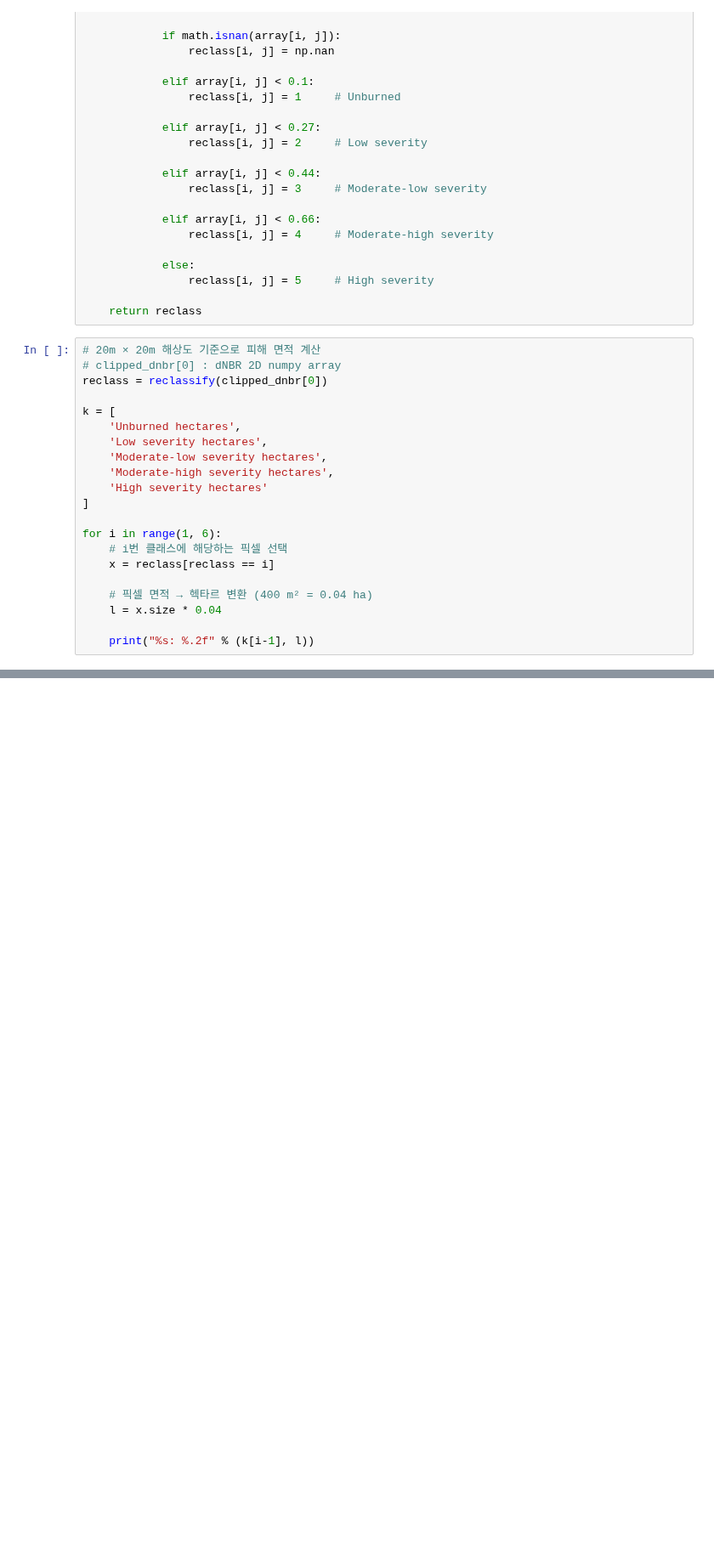
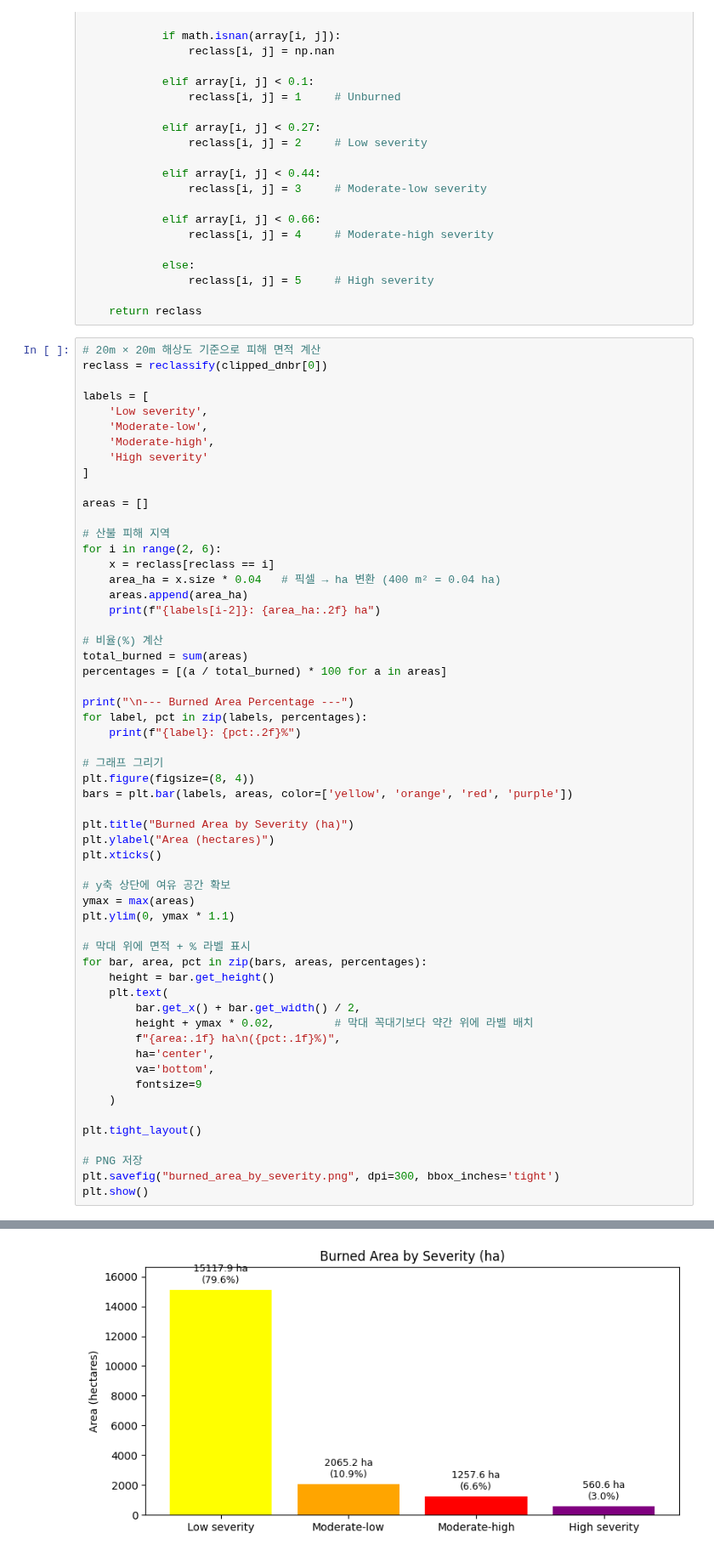
Before and after one commit to osgeokr/mmarn-data-capacity-2025, a Jupyter notebook: Sentinel-2_기반_산불_피해_분석.ipynb, the cells around one changed output, grey strips where cells are left out. Shown at 85% size. Saved outputs shown, nothing was run; the diff lists cells and outputs as text; blank space fills up the shorter version.

```diff
--- a/Sentinel-2_기반_산불_피해_분석.ipynb
+++ b/Sentinel-2_기반_산불_피해_분석.ipynb
@@ -568,23 +589,59 @@ def reclassify(array):
     return reclass
 # %%
 # 20m × 20m 해상도 기준으로 피해 면적 계산
-# clipped_dnbr[0] : dNBR 2D numpy array
 reclass = reclassify(clipped_dnbr[0])
 
-k = [
-    'Unburned hectares',
-    'Low severity hectares',
-    'Moderate-low severity hectares',
-    'Moderate-high severity hectares',
-    'High severity hectares'
+labels = [
+    'Low severity',
+    'Moderate-low',
+    'Moderate-high',
+    'High severity'
 ]
 
-for i in range(1, 6):
-    # i번 클래스에 해당하는 픽셀 선택
+areas = []
+
+# 산불 피해 지역
+for i in range(2, 6):
     x = reclass[reclass == i]
+    area_ha = x.size * 0.04   # 픽셀 → ha 변환 (400 m² = 0.04 ha)
+    areas.append(area_ha)
+    print(f"{labels[i-2]}: {area_ha:.2f} ha")
 
-    # 픽셀 면적 → 헥타르 변환 (400 m² = 0.04 ha)
-    l = x.size * 0.04
+# 비율(%) 계산
+total_burned = sum(areas)
+percentages = [(a / total_burned) * 100 for a in areas]
 
-    print("%s: %.2f" % (k[i-1], l))
+print("\n--- Burned Area Percentage ---")
+for label, pct in zip(labels, percentages):
+    print(f"{label}: {pct:.2f}%")
+
+# 그래프 그리기
+plt.figure(figsize=(8, 4))
+bars = plt.bar(labels, areas, color=['yellow', 'orange', 'red', 'purple'])
+
+plt.title("Burned Area by Severity (ha)")
+plt.ylabel("Area (hectares)")
+plt.xticks()
+
+# y축 상단에 여유 공간 확보
+ymax = max(areas)
+plt.ylim(0, ymax * 1.1)
+
+# 막대 위에 면적 + % 라벨 표시
+for bar, area, pct in zip(bars, areas, percentages):
+    height = bar.get_height()
+    plt.text(
+        bar.get_x() + bar.get_width() / 2,
+        height + ymax * 0.02,         # 막대 꼭대기보다 약간 위에 라벨 배치
+        f"{area:.1f} ha\n({pct:.1f}%)",
+        ha='center',
+        va='bottom',
+        fontsize=9
+    )
+
+plt.tight_layout()
+
+# PNG 저장
+plt.savefig("burned_area_by_severity.png", dpi=300, bbox_inches='tight')
+plt.show()
 # %% [output]
@@ -595,0 +658 @@ High severity hectares: 560.56
+[figure, added]
```
Also changed, not shown: parts of 2 cells of this notebook.
